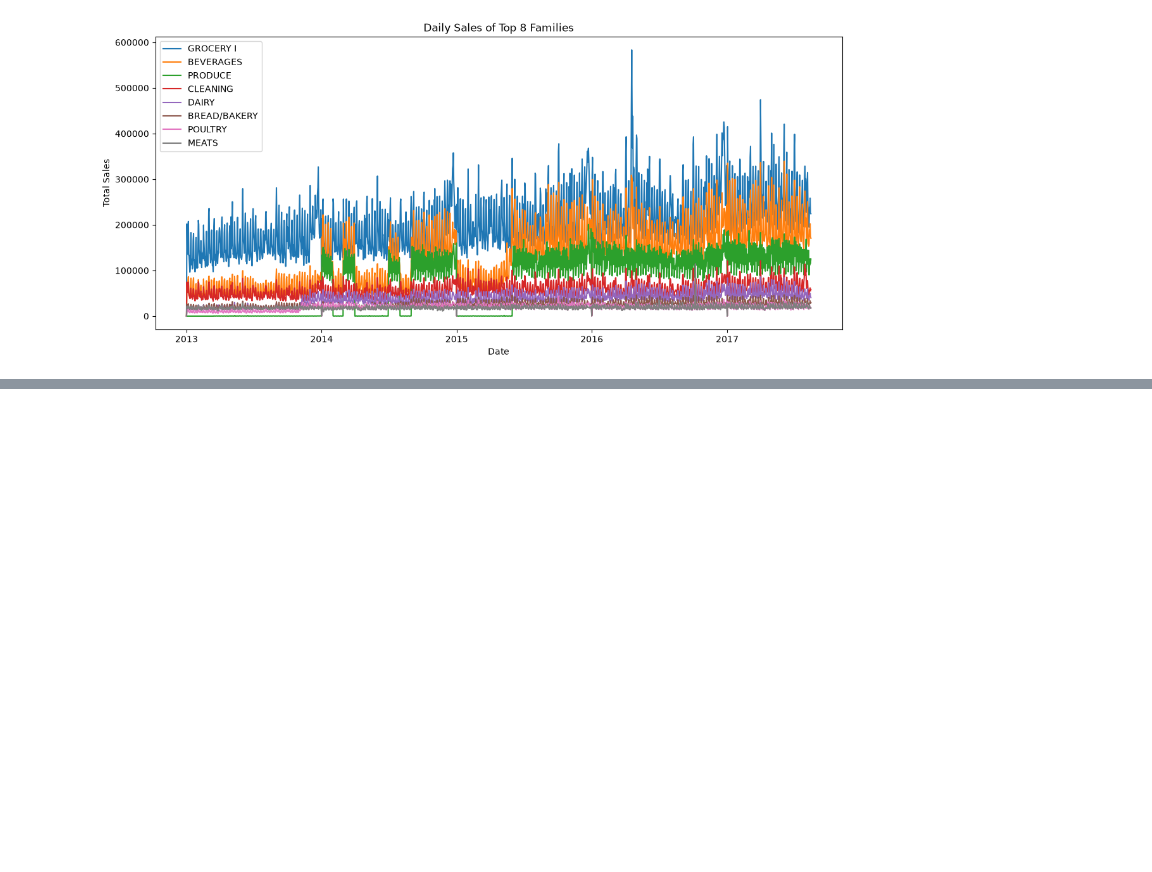
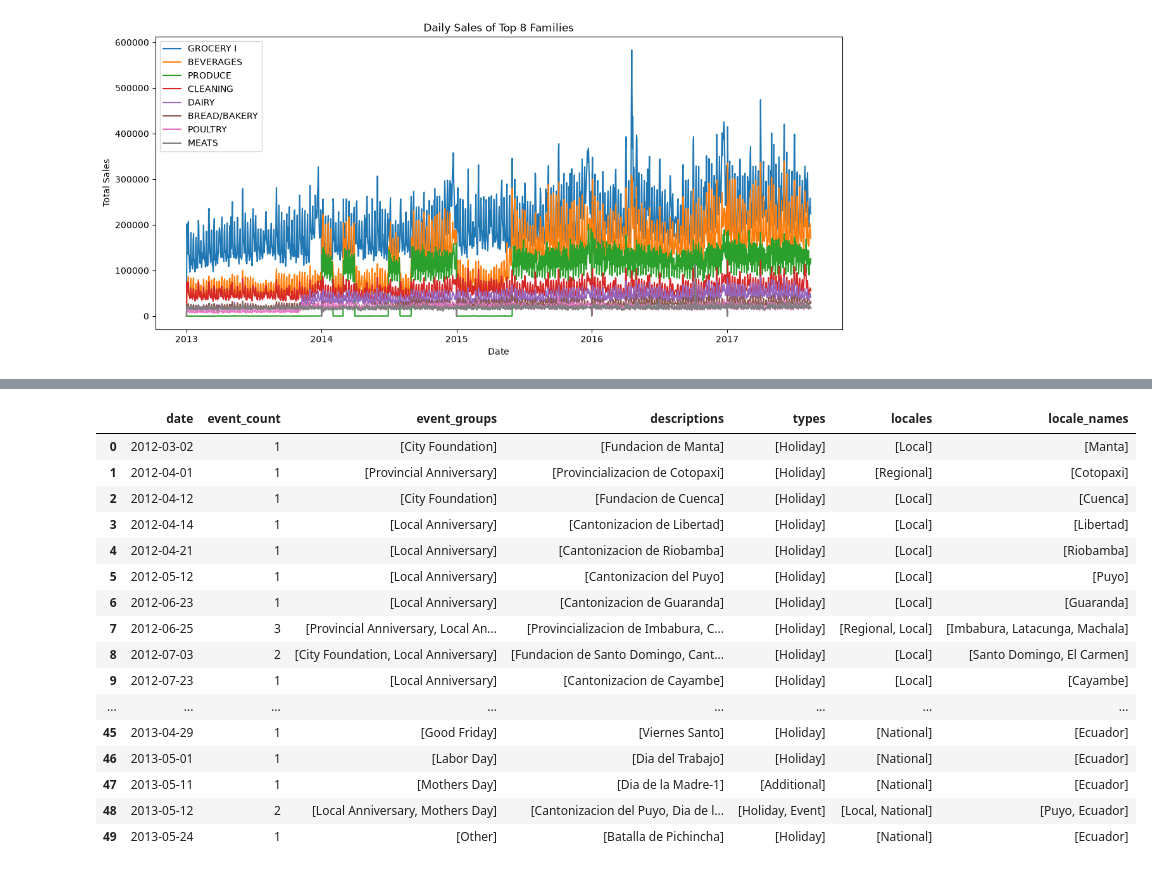
Before and after one commit to yhg365fia/Store-Sales-ML, a Jupyter notebook: notebook/01_eda.ipynb, the cells around one changed output, grey strips where cells are left out. Drawn from its saved outputs; the diff is of its cells as text; code cells hidden in the pictures; blank space fills up the shorter version.

```diff
--- a/notebook/01_eda.ipynb
+++ b/notebook/01_eda.ipynb
@@ -294,0 +443,4 @@ plt.show()
+# %%
+holidays = pd.read_csv("../data/holidays_events.csv")
+print(holidays.head())
+print(holidays.isnull().sum())
@@ -294,0 +591,2 @@ plt.show()
+# %%
+holidays["date"] = pd.to_datetime(holidays["date"])
@@ -294,0 +615,8 @@ plt.show()
+# %%
+holidays["month_day"] = holidays["date"].dt.strftime("%m-%d")
+
+holidays.groupby("month_day").agg(
+    count=("description", "count"),
+    descriptions=("description", lambda x: list(x.unique())),
+    types=("type", lambda x: list(x.unique()))
+).sort_index()
@@ -294,0 +725,29 @@ plt.show()
+# %%
+holiday_by_date = holidays.groupby("date").agg(
+    event_count=("description", "count"),
+    event_groups=("event_group", lambda x: list(x.unique())),
+    descriptions=("description", lambda x: list(x.unique())),
+    types=("type", lambda x: list(x.unique())),
+    locales=("locale", lambda x: list(x.unique())),
+    locale_names=("locale_name", lambda x: list(x.unique()))
+).reset_index()
+
+holiday_by_date.sort_values("date").head(50)
+# %% [output]
+|  | date | event_count | event_groups | descriptions | types | locales | locale_names |
+| 0 | 2012-03-02 | 1 | [City Foundation] | [Fundacion de Manta] | [Holiday] | [Local] | [Manta] |
+| 1 | 2012-04-01 | 1 | [Provincial Anniversary] | [Provincializacion de Cotopaxi] | [Holiday] | [Regional] | [Cotopaxi] |
+| 2 | 2012-04-12 | 1 | [City Foundation] | [Fundacion de Cuenca] | [Holiday] | [Local] | [Cuenca] |
+| 3 | 2012-04-14 | 1 | [Local Anniversary] | [Cantonizacion de Libertad] | [Holiday] | [Local] | [Libertad] |
+| 4 | 2012-04-21 | 1 | [Local Anniversary] | [Cantonizacion de Riobamba] | [Holiday] | [Local] | [Riobamba] |
+| 5 | 2012-05-12 | 1 | [Local Anniversary] | [Cantonizacion del Puyo] | [Holiday] | [Local] | [Puyo] |
+| 6 | 2012-06-23 | 1 | [Local Anniversary] | [Cantonizacion de Guaranda] | [Holiday] | [Local] | [Guaranda] |
+| 7 | 2012-06-25 | 3 | [Provincial Anniversary, Local An... | [Provincializacion de Imbabura, C... | [Holiday] | [Regional, Local] | [Imbabura, Latacunga, Machala] |
+| 8 | 2012-07-03 | 2 | [City Foundation, Local Anniversary] | [Fundacion de Santo Domingo, Cant... | [Holiday] | [Local] | [Santo Domingo, El Carmen] |
+| 9 | 2012-07-23 | 1 | [Local Anniversary] | [Cantonizacion de Cayambe] | [Holiday] | [Local] | [Cayambe] |
+| ... | ... | ... | ... | ... | ... | ... | ... |
+| 45 | 2013-04-29 | 1 | [Good Friday] | [Viernes Santo] | [Holiday] | [National] | [Ecuador] |
+| 46 | 2013-05-01 | 1 | [Labor Day] | [Dia del Trabajo] | [Holiday] | [National] | [Ecuador] |
+| 47 | 2013-05-11 | 1 | [Mothers Day] | [Dia de la Madre-1] | [Additional] | [National] | [Ecuador] |
+| 48 | 2013-05-12 | 2 | [Local Anniversary, Mothers Day] | [Cantonizacion del Puyo, Dia de l... | [Holiday, Event] | [Local, National] | [Puyo, Ecuador] |
+| 49 | 2013-05-24 | 1 | [Other] | [Batalla de Pichincha] | [Holiday] | [National] | [Ecuador] |
```
Also changed, not shown: parts of 18 cells of this notebook, 2 other files.
